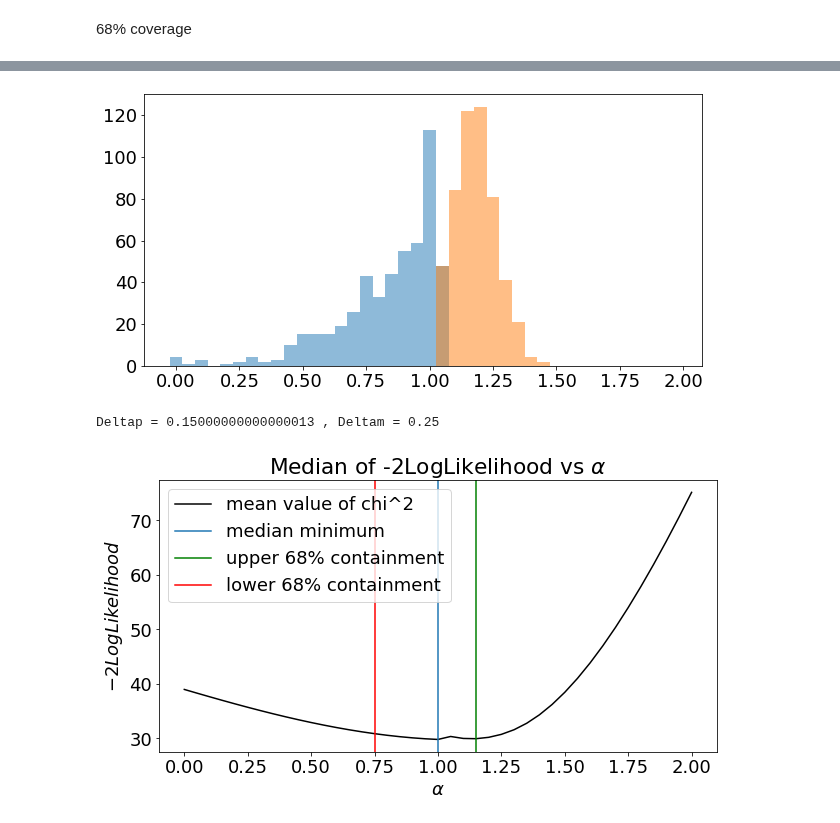
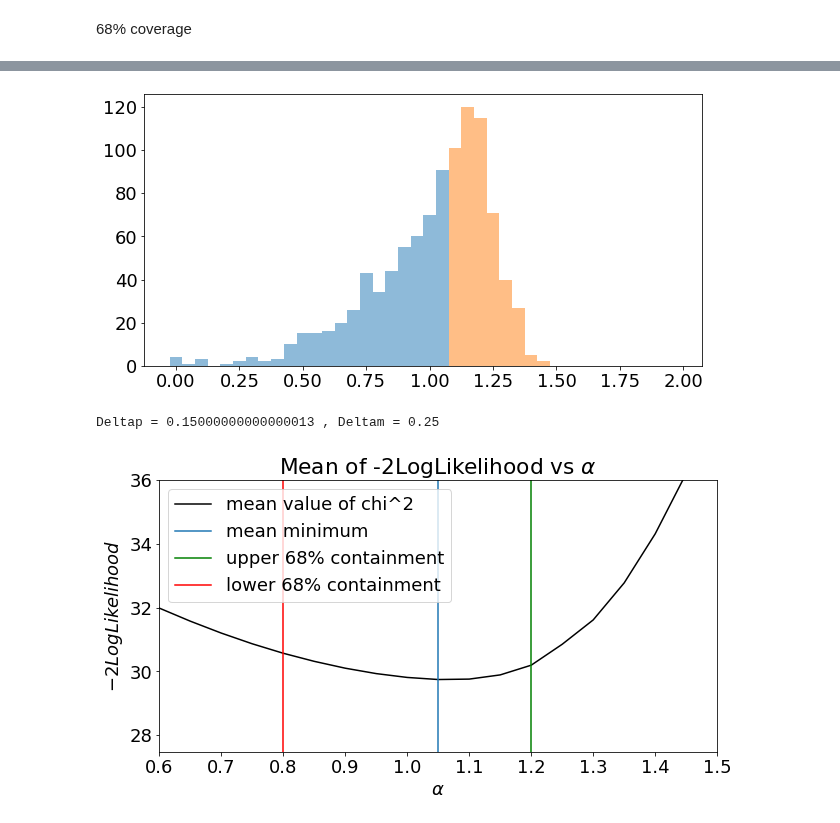
Before and after one commit to R-Grau/EBLpy, a Jupyter notebook: EBL_fit_MC_viewer.ipynb, the cells around one changed output, grey strips where cells are left out. Saved outputs shown, nothing was run; the diff lists cells and outputs as text; code cells hidden in the pictures.

```diff
--- a/EBL_fit_MC_viewer.ipynb
+++ b/EBL_fit_MC_viewer.ipynb
@@ -144,7 +144,7 @@ def extract(ds):
     alphas = ds['alphas'][:]
     return chisqs,alphas
 
-loc = Path('/data/magic/users-ifae/rgrau/EBL-splines/EBL50_LP(0.01)_LP_MAGIC_with_0.04_Systematics')
+loc = Path('/data/magic/users-ifae/rgrau/EBL-splines/EBL1000_LP(0.01)_LP_MAGIC_with_0.04_Systematics2')
 # files = sorted([f for f in loc.glob("EBL*2022050916*.hdf5")]) #PWL_LP starting at alpha = 1 (16 alpha = 1, 11 alpha = 2)
 files = sorted([f for f in loc.glob("EBL*.hdf5")]) #all the others but PWL_LP
 # files = sorted(['/data/magic/users-ifae/rgrau/EBL-splines/EBL50_PWL_MBPWL_5knots/EBL_mult_nit0of50_202205111529.hdf5','/data/magic/users-ifae/rgrau/EBL-splines/EBL50_PWL_MBPWL_5knots/EBL_mult_nit2of50_202205111530.hdf5', '/data/magic/users-ifae/rgrau/EBL-splines/EBL50_PWL_MBPWL_5knots/EBL_mult_nit3of50_202205111529.hdf5'])
@@ -542,7 +542,7 @@ def extract(ds):
     alphas = ds['alphas'][:]
     return chisqs,alphas
 
-loc = Path('/data/magic/users-ifae/rgrau/EBL-splines/EBL50_LP(0.01)_LP_MAGIC_with_0.04_Systematics')
+loc = Path('/data/magic/users-ifae/rgrau/EBL-splines/EBL1000_LP(0.01)_LP_MAGIC_with_0.04_Systematics2')
 # files = sorted([f for f in loc.glob("EBL*2022050916*.hdf5")]) #PWL_LP starting at alpha = 1 (16 alpha = 1, 11 alpha = 2)
 files = sorted([f for f in loc.glob("EBL*.hdf5")]) #all the others but PWL_LP
 # files = sorted(['/data/magic/users-ifae/rgrau/EBL-splines/EBL50_PWL_MBPWL_5knots/EBL_mult_nit0of50_202205111529.hdf5','/data/magic/users-ifae/rgrau/EBL-splines/EBL50_PWL_MBPWL_5knots/EBL_mult_nit2of50_202205111530.hdf5', '/data/magic/users-ifae/rgrau/EBL-splines/EBL50_PWL_MBPWL_5knots/EBL_mult_nit3of50_202205111529.hdf5'])
@@ -662,13 +662,13 @@ The median minimum is at alpha =  1.0  +  0.25  -  0.23
 # %%
 order = np.argsort(alphas_iter[0])
 interpx = np.arange(first_bin, last_bin, step/5)
-alphas_reord = np.take_along_axis(np.median(alphas_iter, 0), order, axis=0)
-chisqs_reord = np.take_along_axis(np.median(chisqs_iter, 0), order, axis=0)
+alphas_reord = np.take_along_axis(np.mean(alphas_iter, 0), order, axis=0)
+chisqs_reord = np.take_along_axis(np.mean(chisqs_iter, 0), order, axis=0)
 alphas_best = []
 for i in range(len(alphas_iter)):
     alphas_best.append(alphas_iter[i][np.argmin(chisqs_iter[i])])
 alphas_best = np.round(alphas_best, decimals = 2)
-alpha_BEST = np.round(np.median(alphas_best), decimals = 2)
+alpha_BEST = np.round(interpx[np.argmin(chis_new)], decimals = 3)
 minus = []
 plus = []
 for i in range(len(alphas_iter)):
@@ -680,7 +684,7 @@ for i in range(len(alphas_iter)):
 mhist, mbins, mbar = plt.hist(np.array(minus), bins = np.arange(-0.025, alpha_BEST + 0.075, 0.05, ), alpha=0.5)
 phist, pbins, pbar = plt.hist(np.array(plus), bins = np.arange(alpha_BEST - 0.025, 2.025, 0.05, ), alpha=0.5)
 # %% [output]
-[figure, old version]
+[figure, new version]
 # %%
 mtempcov = 0
 j = 1
@@ -701,15 +705,15 @@ Deltap = 0.15000000000000013 , Deltam = 0.25
 # %%
 fig, ax = plt.subplots()
 ax.plot(np.take_along_axis(alphas_iter[0], order, axis=0), np.take_along_axis(np.mean(chisqs_iter,0), order, axis=0), color = "black", label="mean value of chi^2")
 ax.set_xlabel(r'$\alpha$')
 ax.set_ylabel(r'$-2LogLikelihood$')
-# ax.set_ylim(top = 16)
-# ax.set_xlim(0.6,1.2)
-ax.set_title(r"Median of -2LogLikelihood vs $\alpha$")
-ax.axvline(x =  np.round(interpx[np.argmin(chis_new)], decimals = 3), label = "median minimum")
+ax.set_ylim(top = 36)
+ax.set_xlim(0.6,1.5)
+ax.set_title(r"Mean of -2LogLikelihood vs $\alpha$")
+ax.axvline(x =  np.round(interpx[np.argmin(chis_new)], decimals = 3), label = "mean minimum")
 ax.axvline(x =  np.round(interpx[np.argmin(chis_new)] + deltap, decimals = 3), label = "upper 68% containment", color= 'green')
 ax.axvline(x =  np.round(interpx[np.argmin(chis_new)] - deltam, decimals = 3), label = "lower 68% containment", color = 'red')
 ax.legend(loc='upper left')
 plt.show()
 # %% [output]
-[figure, old version]
+[figure, new version]
```
Also changed, not shown: parts of 6 cells of this notebook, 53 other files.
